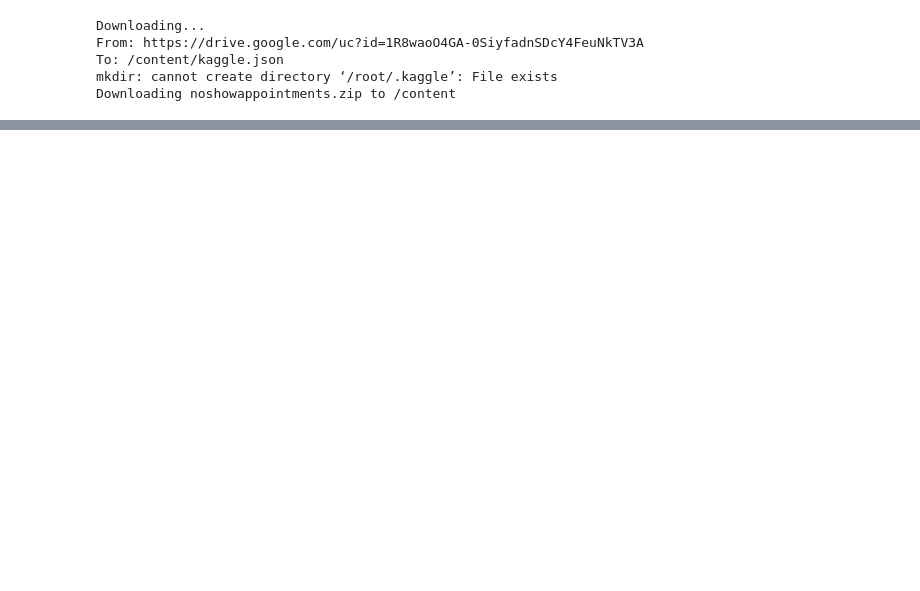
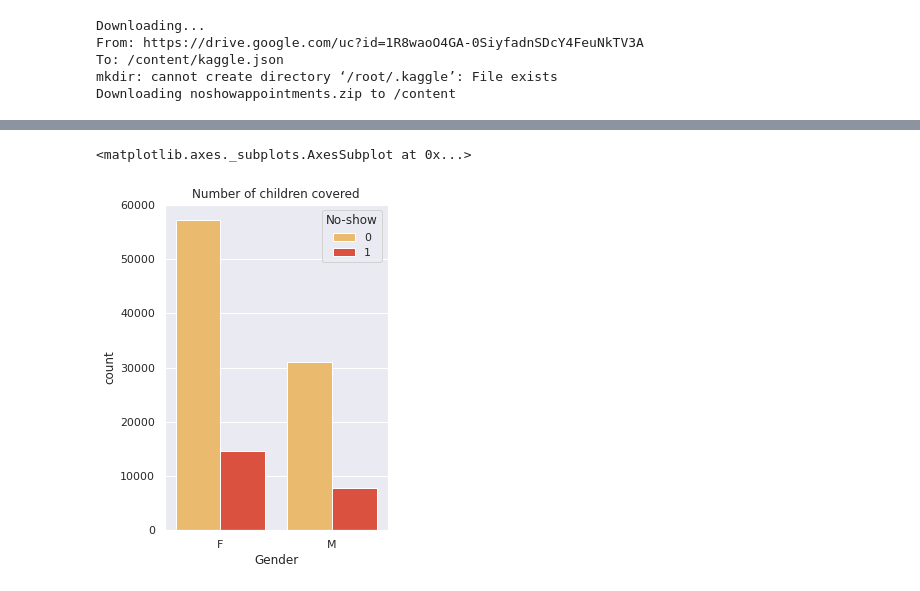
Before and after one commit to mojtabaSefidi/NoShow_Appointments, a Jupyter notebook: NoShow_Appointments.ipynb, the cells around one changed output, grey strips where cells are left out. Drawn from its saved outputs; the diff is of its cells as text; code cells hidden in the pictures; blank space fills up the shorter version.

```diff
--- a/NoShow_Appointments.ipynb
+++ b/NoShow_Appointments.ipynb
@@ -58,0 +150,7 @@ memory usage: 12.6+ MB
+# %%
+plt.figure(figsize=(4,6))
+plt.title('Number of children covered')
+sn.countplot(x=data['Gender'],hue=data['No-show'], palette='YlOrRd')
+# %% [output]
+<matplotlib.axes._subplots.AxesSubplot at 0x...>
+[figure, added]
```
Also changed, not shown: parts of 32 cells of this notebook.
